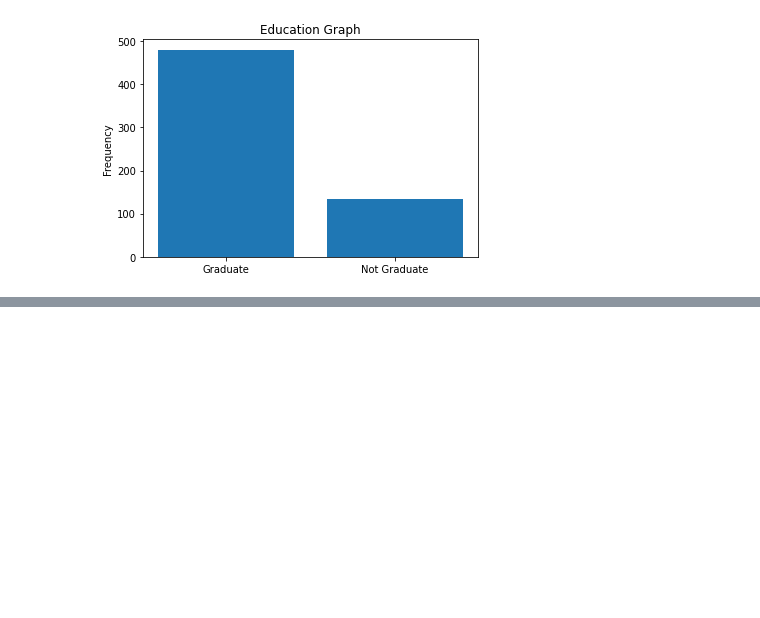
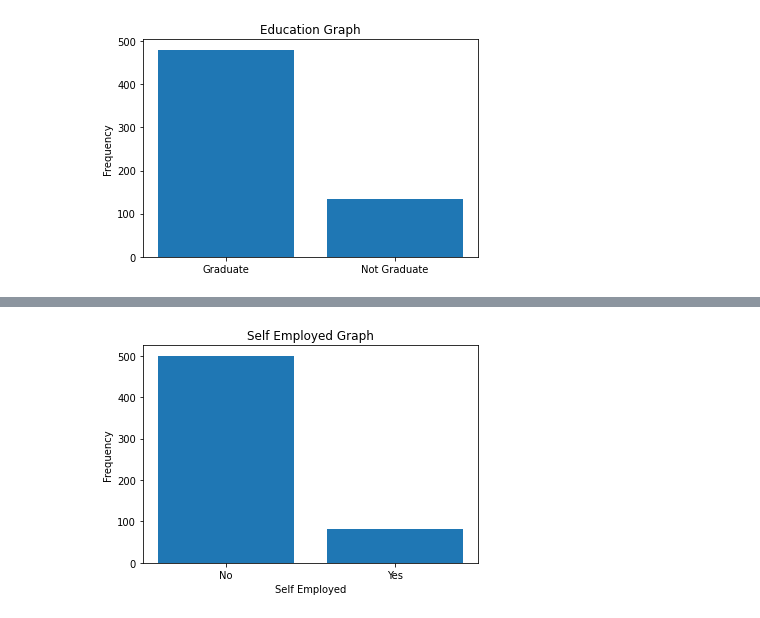
Before and after one commit to abhishek-vaish/home-loan-prediction, a Jupyter notebook: Home_Loan_Prediction.ipynb, the cells around one changed output, grey strips where cells are left out. Saved outputs shown, nothing was run; the diff lists cells and outputs as text; code cells hidden in the pictures; blank space fills up the shorter version.

```diff
--- a/Home_Loan_Prediction.ipynb
+++ b/Home_Loan_Prediction.ipynb
@@ -136,9 +134,16 @@ As expected, male gender are more applicant that apply for the home loan. Do you
 Lets create a function for ploting the graph between the different labels that help us to make the prediction more easily.
 # %%
 def ploty(x_data=None, y_data=None, title=None, x_label = None, y_label=None):
+  """
+  This is used to plot the bar graph between the x_data and the y_data
+  """
+  # define the bar graph
   plt.bar(x_data, y_data)
+  # define the title
   plt.title(title)
+  # define the x-label
   plt.xlabel(x_label)
+  # define the y-label
   plt.ylabel(y_label)
 # %%
 # Lets plot the graph between the married applicant with their frequency
@@ -176,0 +189,8 @@ Mostly `Graduate` customer apply for the home loan. `Not Graduate` customer can
+# %%
+ploty(x_data=train_df['Self_Employed'].unique()[:2],
+      y_data=train_df['Self_Employed'].value_counts(),
+      x_label='Self Employed',
+      y_label='Frequency',
+      title='Self Employed Graph')
+# %% [output]
+[figure, added]
```
Also changed, not shown: parts of 9 cells of this notebook.
